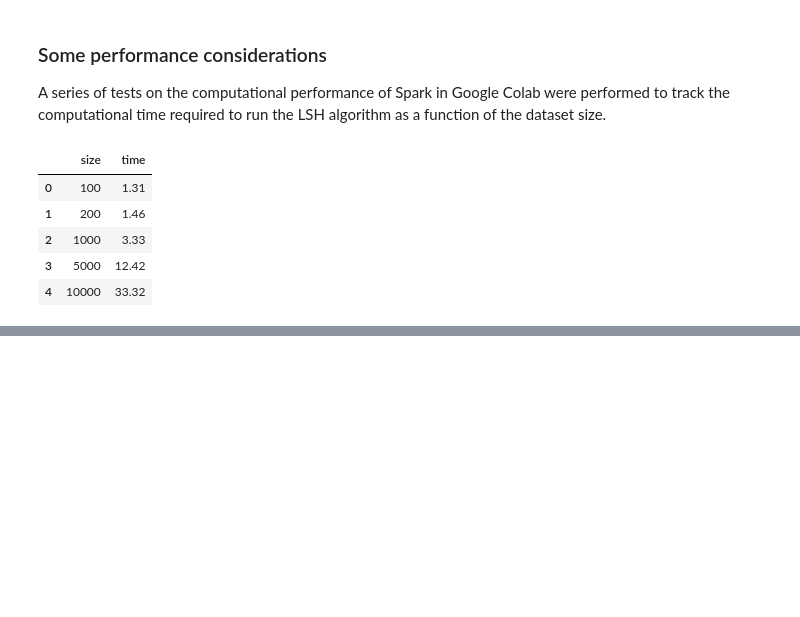
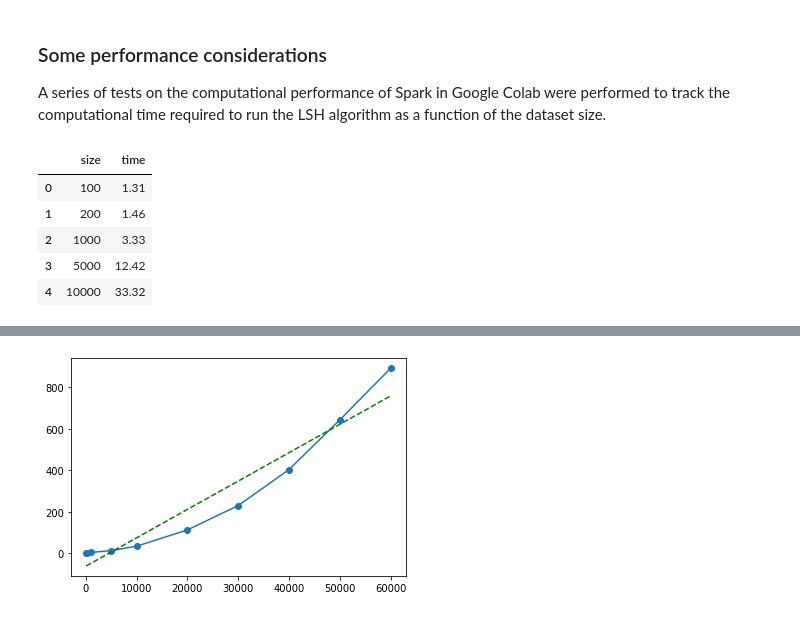
Before and after one commit to gregorio-saporito/Spark-AMD, a Jupyter notebook: main.ipynb, the cells around one changed output, grey strips where cells are left out. Saved outputs shown, nothing was run; the diff lists cells and outputs as text; code cells hidden in the pictures; blank space fills up the shorter version.

```diff
--- a/main.ipynb
+++ b/main.ipynb
@@ -263,0 +285,16 @@ df.head()
+# %%
+import pandas as pd
+import numpy as np
+import matplotlib.pyplot as plt
+x = df_time['size']
+y = df_time['time']
+plt.plot(x, y)
+plt.scatter(x, y)
+
+z = np.polyfit(x, y, 1)
+p = np.poly1d(z)
+plt.plot(x,p(x),"g--")
+
+plt.show()
+# %% [output]
+[figure, added]
```
Also changed, not shown: parts of 3 cells of this notebook.
